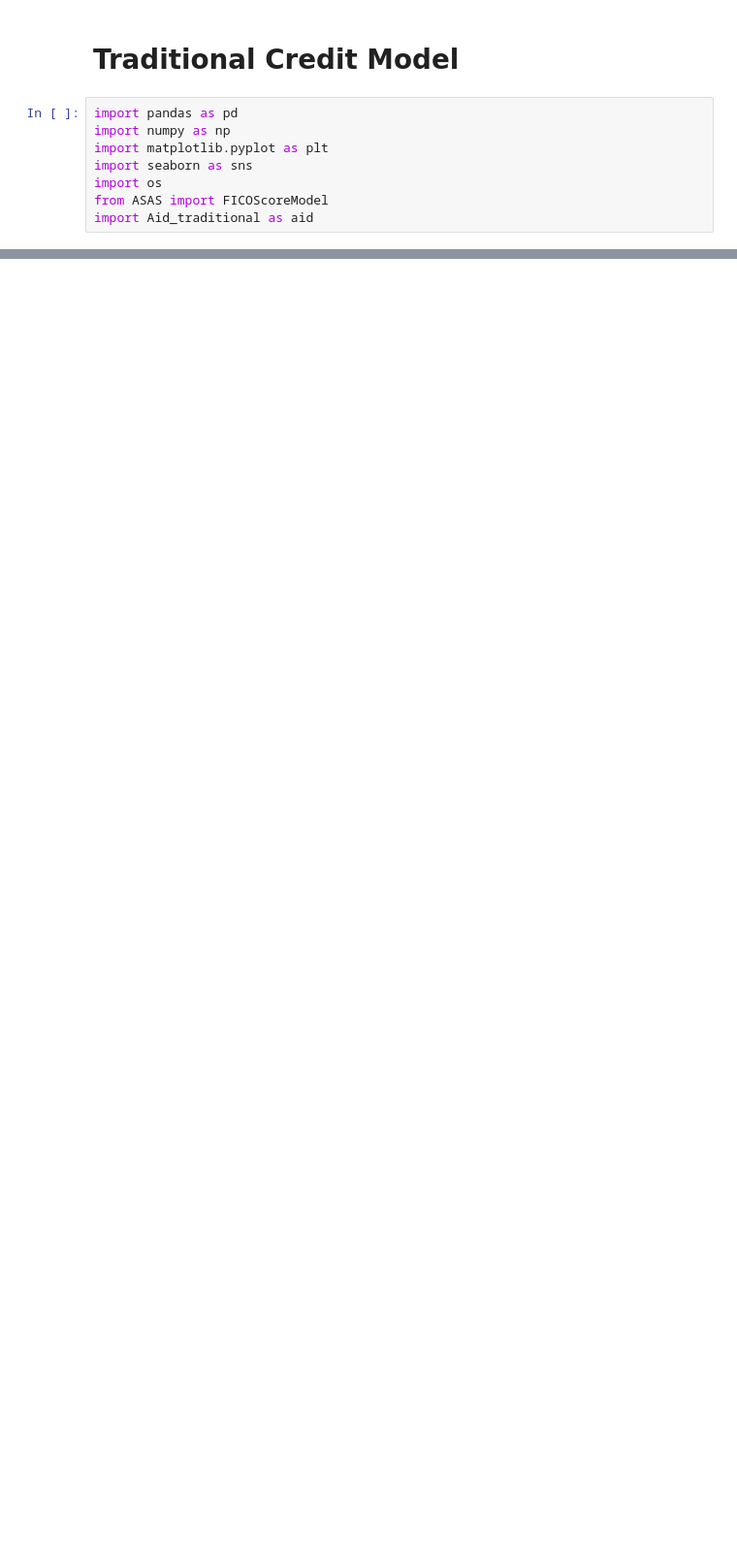
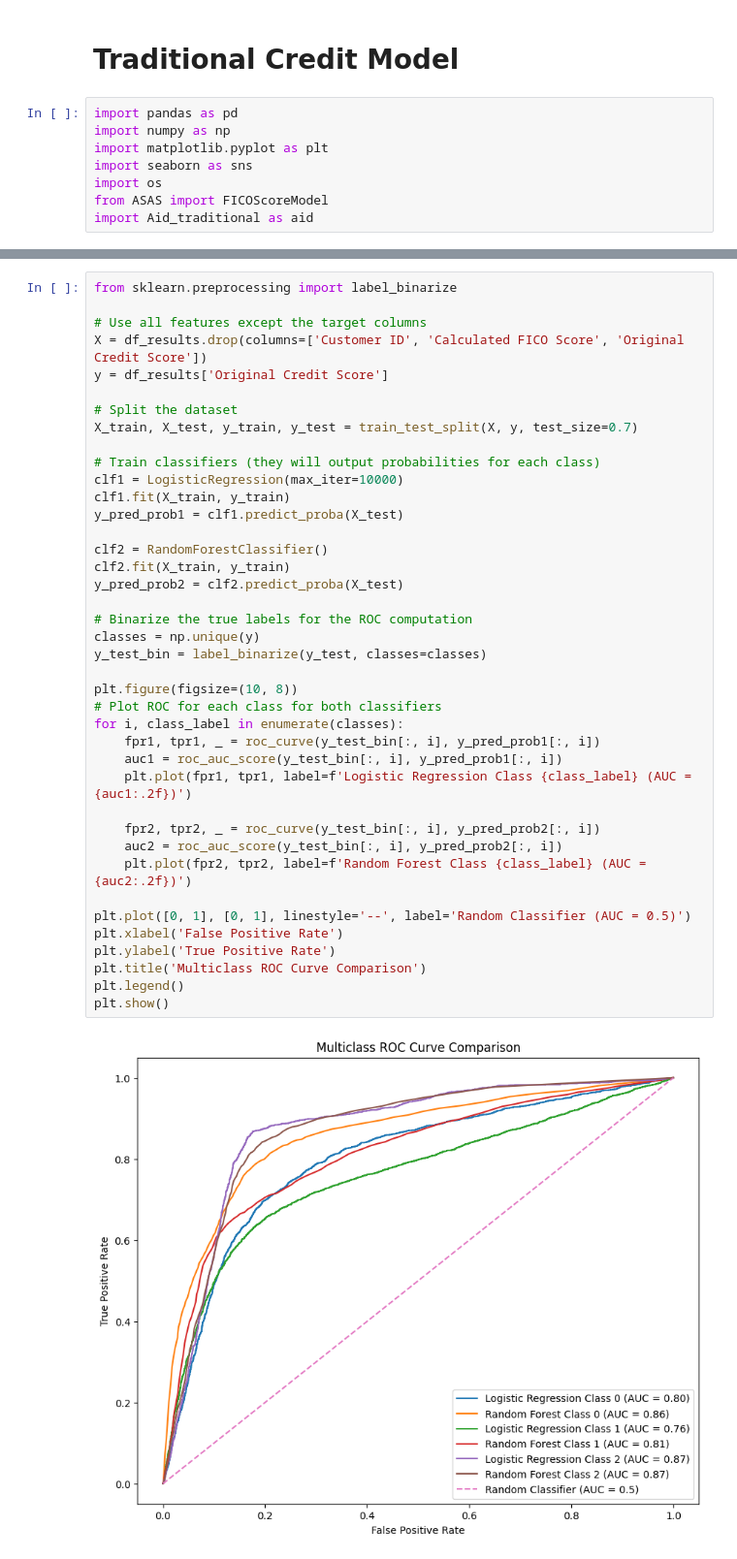
Before and after one commit to RenatoMendoza/CreditModel, a Jupyter notebook: Tests.ipynb, the cells around one changed output, grey strips where cells are left out. Shown: that part at 97% size. Drawn from its saved outputs; the diff is of its cells as text; blank space fills up the shorter version.

Commit message:
Auc-roc tests

```diff
--- a/Tests.ipynb
+++ b/Tests.ipynb
@@ -60,0 +72,42 @@ Name: Calculated FICO Score, dtype: float64
+# %%
+from sklearn.preprocessing import label_binarize
+
+# Use all features except the target columns
+X = df_results.drop(columns=['Customer ID', 'Calculated FICO Score', 'Original Credit Score'])
+y = df_results['Original Credit Score']
+
+# Split the dataset
+X_train, X_test, y_train, y_test = train_test_split(X, y, test_size=0.7)
+
+# Train classifiers (they will output probabilities for each class)
+clf1 = LogisticRegression(max_iter=10000)
+clf1.fit(X_train, y_train)
+y_pred_prob1 = clf1.predict_proba(X_test)
+
+clf2 = RandomForestClassifier()
+clf2.fit(X_train, y_train)
+y_pred_prob2 = clf2.predict_proba(X_test)
+
+# Binarize the true labels for the ROC computation
+classes = np.unique(y)
+y_test_bin = label_binarize(y_test, classes=classes)
+
+plt.figure(figsize=(10, 8))
+# Plot ROC for each class for both classifiers
+for i, class_label in enumerate(classes):
+    fpr1, tpr1, _ = roc_curve(y_test_bin[:, i], y_pred_prob1[:, i])
+    auc1 = roc_auc_score(y_test_bin[:, i], y_pred_prob1[:, i])
+    plt.plot(fpr1, tpr1, label=f'Logistic Regression Class {class_label} (AUC = {auc1:.2f})')
+
+    fpr2, tpr2, _ = roc_curve(y_test_bin[:, i], y_pred_prob2[:, i])
+    auc2 = roc_auc_score(y_test_bin[:, i], y_pred_prob2[:, i])
+    plt.plot(fpr2, tpr2, label=f'Random Forest Class {class_label} (AUC = {auc2:.2f})')
+
+plt.plot([0, 1], [0, 1], linestyle='--', label='Random Classifier (AUC = 0.5)')
+plt.xlabel('False Positive Rate')
+plt.ylabel('True Positive Rate')
+plt.title('Multiclass ROC Curve Comparison')
+plt.legend()
+plt.show()
+# %% [output]
+[figure, added]
```
Also changed, not shown: parts of 7 cells of this notebook.
